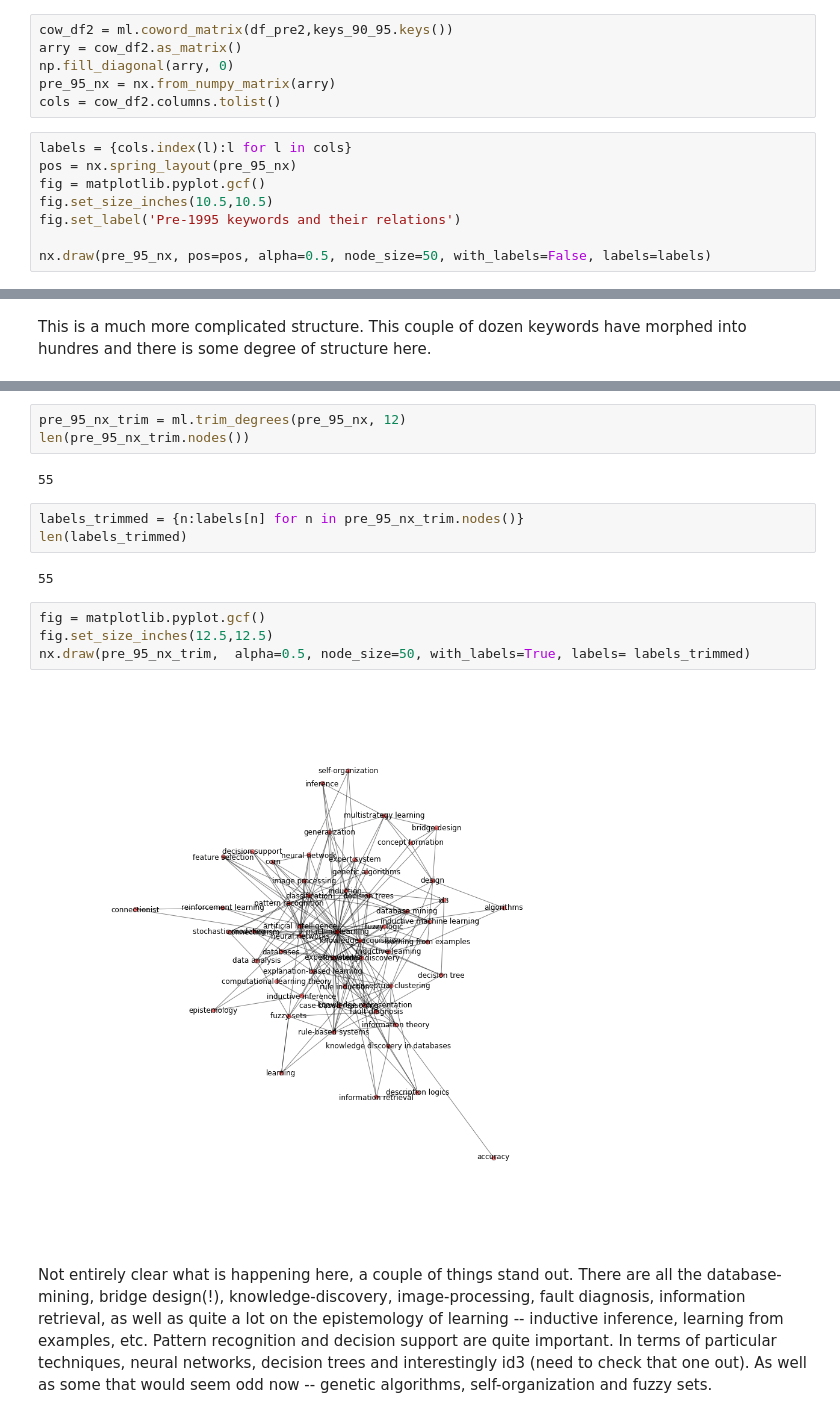
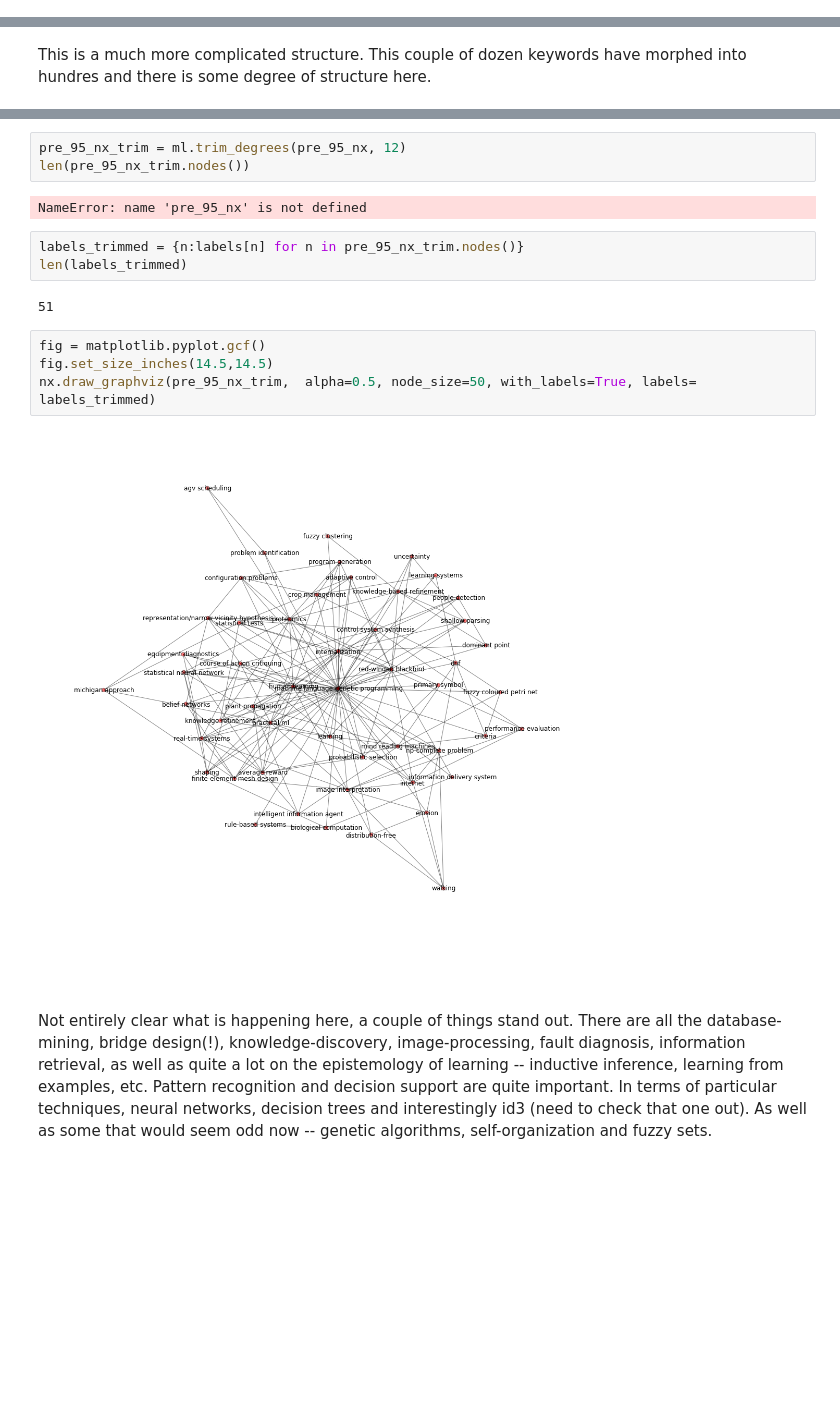
Before and after one commit to datapractice/machinelearners, a Jupyter notebook: ml_lit/ml_coword_analysis.ipynb, the cells around one changed output, grey strips where cells are left out. Cells and saved outputs as stored; diff of their text form; blank space fills up the shorter version.

```diff
--- a/ml_lit/ml_coword_analysis.ipynb
+++ b/ml_lit/ml_coword_analysis.ipynb
@@ -157,14 +183,0 @@ There are 996 keywords in the 1990-95 literature
-# %%
-cow_df2 = ml.coword_matrix(df_pre2,keys_90_95.keys())
-arry = cow_df2.as_matrix()
-np.fill_diagonal(arry, 0)
-pre_95_nx = nx.from_numpy_matrix(arry)
-cols = cow_df2.columns.tolist()
-# %%
-labels = {cols.index(l):l for l in cols}
-pos = nx.spring_layout(pre_95_nx)
-fig = matplotlib.pyplot.gcf()
-fig.set_size_inches(10.5,10.5)
-fig.set_label('Pre-1995 keywords and their relations')
-
-nx.draw(pre_95_nx, pos=pos, alpha=0.5, node_size=50, with_labels=False, labels=labels)
@@ -198,18 +209,18 @@ degree_cs
 pre_95_nx_trim = ml.trim_degrees(pre_95_nx, 12)
 len(pre_95_nx_trim.nodes())
 # %% [output]
-55
+NameError: name 'pre_95_nx' is not defined
 # %%
 labels_trimmed = {n:labels[n] for n in pre_95_nx_trim.nodes()}
 len(labels_trimmed)
 # %% [output]
-55
+51
 # %%
 fig = matplotlib.pyplot.gcf()
-fig.set_size_inches(12.5,12.5)
-nx.draw(pre_95_nx_trim,  alpha=0.5, node_size=50, with_labels=True, labels= labels_trimmed)
+fig.set_size_inches(14.5,14.5)
+nx.draw_graphviz(pre_95_nx_trim,  alpha=0.5, node_size=50, with_labels=True, labels= labels_trimmed)
 # %% [output]
-[figure, old version]
+[figure, new version]
 # %% [markdown]
 Not entirely clear what is happening here, a couple of things stand out. There are all the database-mining, bridge design(!), knowledge-discovery, image-processing, fault diagnosis, information retrieval, as well as quite a lot on the epistemology of learning -- inductive inference, learning from examples, etc. Pattern recognition and decision support are quite important.
 In terms of particular techniques, neural networks, decision trees and interestingly id3 (need to check that one out).  As well as some that would seem odd now -- genetic algorithms, self-organization and fuzzy sets.
```
Also changed, not shown: parts of 29 cells of this notebook, 6 other files.
